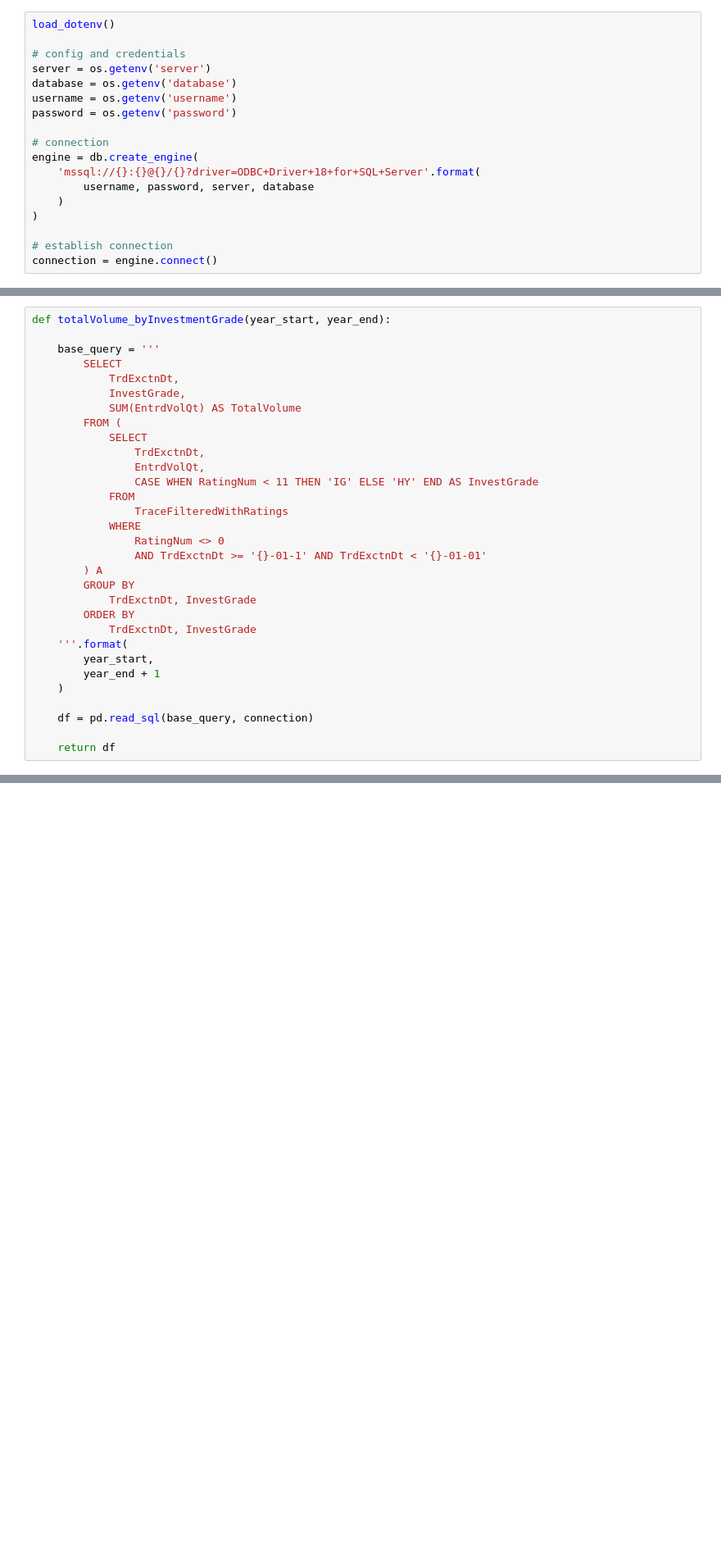
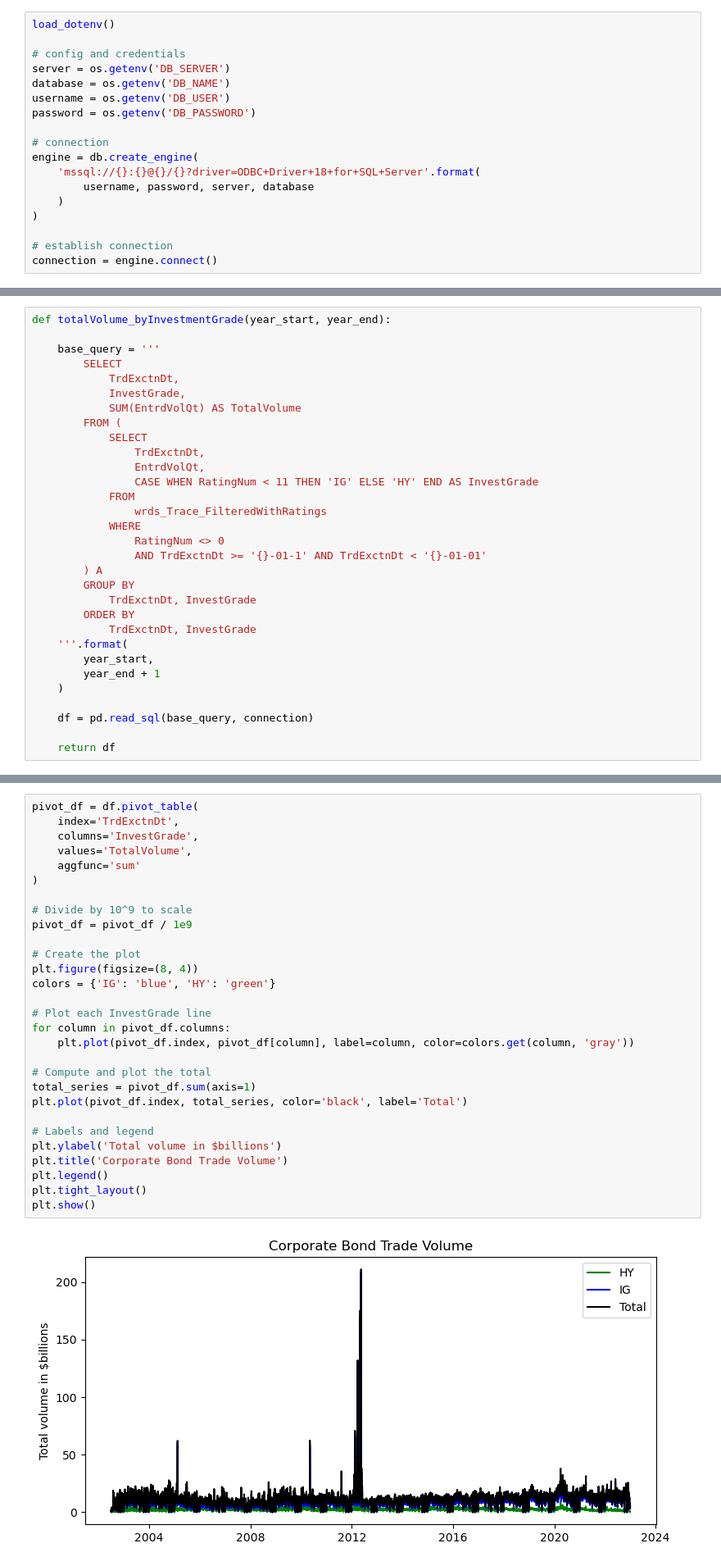
Before and after one commit to sonqo/msc-data-science, a Jupyter notebook: 0-thesis/db-desc/data-fetching-desc.ipynb, the cells around one changed output, grey strips where cells are left out. Shown at 82% size. Drawn from its saved outputs; the diff is of its cells as text; blank space fills up the shorter version.

```diff
--- a/0-thesis/db-desc/data-fetching-desc.ipynb
+++ b/0-thesis/db-desc/data-fetching-desc.ipynb
@@ -7,10 +8,10 @@ from dotenv import load_dotenv
 load_dotenv()
 
 # config and credentials
-server = os.getenv('server')
-database = os.getenv('database')
-username = os.getenv('username')
-password = os.getenv('password')
+server = os.getenv('DB_SERVER')
+database = os.getenv('DB_NAME')
+username = os.getenv('DB_USER')
+password = os.getenv('DB_PASSWORD')
 
 # connection
 engine = db.create_engine(
@@ -185,7 +186,7 @@ def totalVolume_byInvestmentGrade(year_start, year_end):
                 EntrdVolQt,
                 CASE WHEN RatingNum < 11 THEN 'IG' ELSE 'HY' END AS InvestGrade
             FROM
-                TraceFilteredWithRatings
+                wrds_Trace_FilteredWithRatings
             WHERE
                 RatingNum <> 0
                 AND TrdExctnDt >= '{}-01-1' AND TrdExctnDt < '{}-01-01'
@@ -218,3 +211,34 @@ df.head()
+# %%
+pivot_df = df.pivot_table(
+    index='TrdExctnDt',
+    columns='InvestGrade',
+    values='TotalVolume',
+    aggfunc='sum'
+)
+
+# Divide by 10^9 to scale
+pivot_df = pivot_df / 1e9
+
+# Create the plot
+plt.figure(figsize=(8, 4))
+colors = {'IG': 'blue', 'HY': 'green'}
+
+# Plot each InvestGrade line
+for column in pivot_df.columns:
+    plt.plot(pivot_df.index, pivot_df[column], label=column, color=colors.get(column, 'gray'))
+
+# Compute and plot the total
+total_series = pivot_df.sum(axis=1)
+plt.plot(pivot_df.index, total_series, color='black', label='Total')
+
+# Labels and legend
+plt.ylabel('Total volume in $billions')
+plt.title('Corporate Bond Trade Volume')
+plt.legend()
+plt.tight_layout()
+plt.show()
+# %% [output]
+[figure, added]
 # %% [markdown]
 ### Daily Transaction Price
 # %%
```
Also changed, not shown: parts of 2 cells of this notebook, 12 other files.
